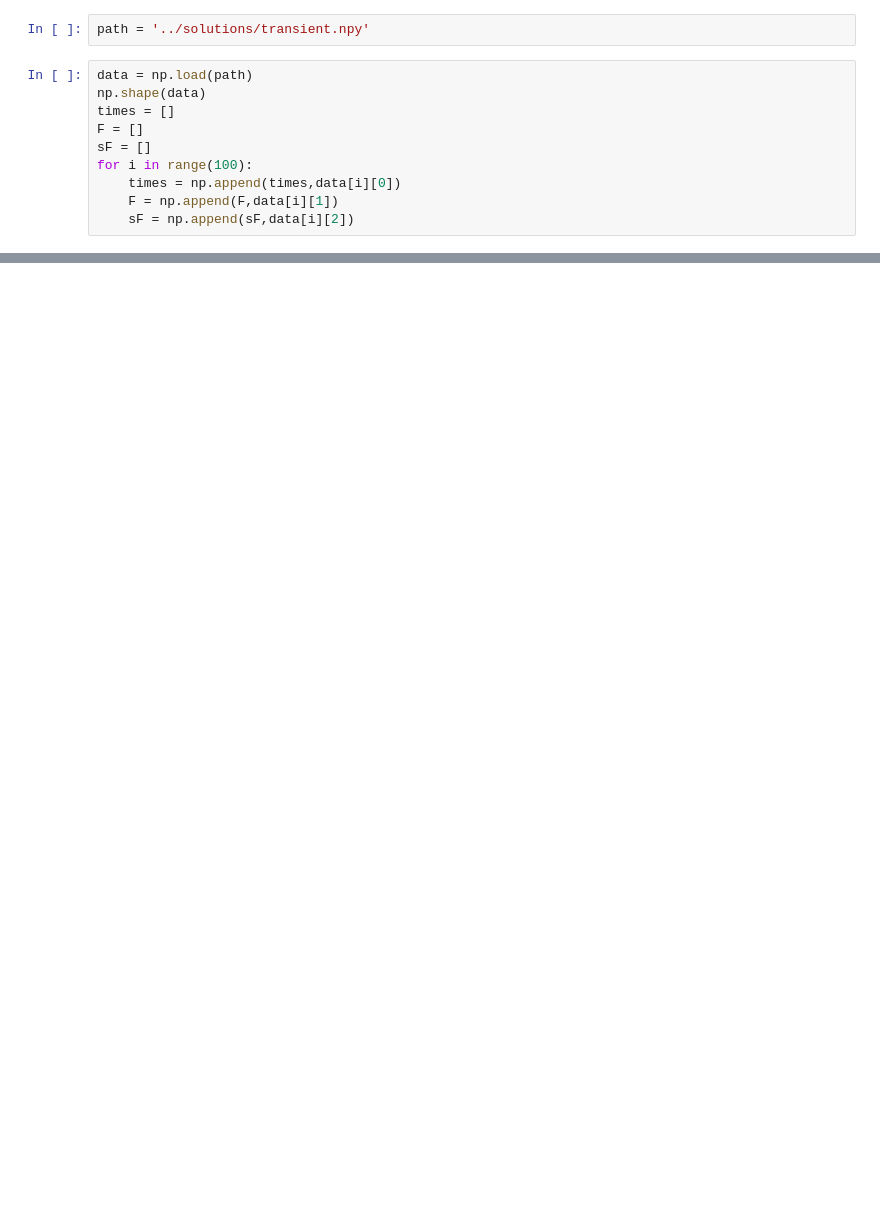
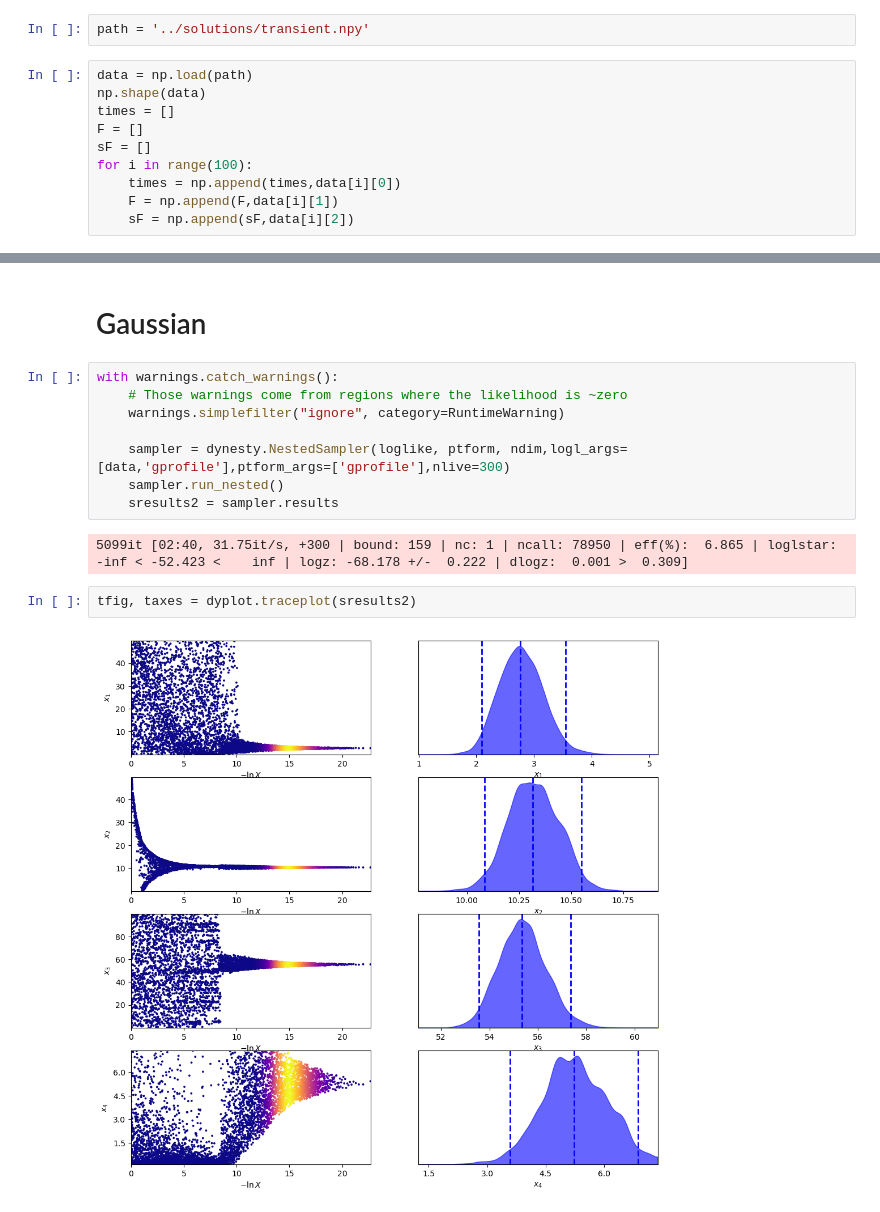
Before and after one commit to ebianchi803/astrostatistics_bicocca_2026, a Jupyter notebook: working/L12.ipynb, the cells around one changed output, grey strips where cells are left out. Drawn from its saved outputs; the diff is of its cells as text; blank space fills up the shorter version.

```diff
--- a/working/L12.ipynb
+++ b/working/L12.ipynb
@@ -84,0 +122,16 @@ ValueError: too many values to unpack (expected 4)
+# %% [markdown]
+# Gaussian
+# %%
+with warnings.catch_warnings():
+    # Those warnings come from regions where the likelihood is ~zero
+    warnings.simplefilter("ignore", category=RuntimeWarning)
+
+    sampler = dynesty.NestedSampler(loglike, ptform, ndim,logl_args=[data,'gprofile'],ptform_args=['gprofile'],nlive=300)
+    sampler.run_nested()
+    sresults2 = sampler.results
+# %% [output]
+5099it [02:40, 31.75it/s, +300 | bound: 159 | nc: 1 | ncall: 78950 | eff(%):  6.865 | loglstar:   -inf < -52.423 <    inf | logz: -68.178 +/-  0.222 | dlogz:  0.001 >  0.309]
+# %%
+tfig, taxes = dyplot.traceplot(sresults2)
+# %% [output]
+[figure, added]
```
Also changed, not shown: parts of 18 cells of this notebook.
